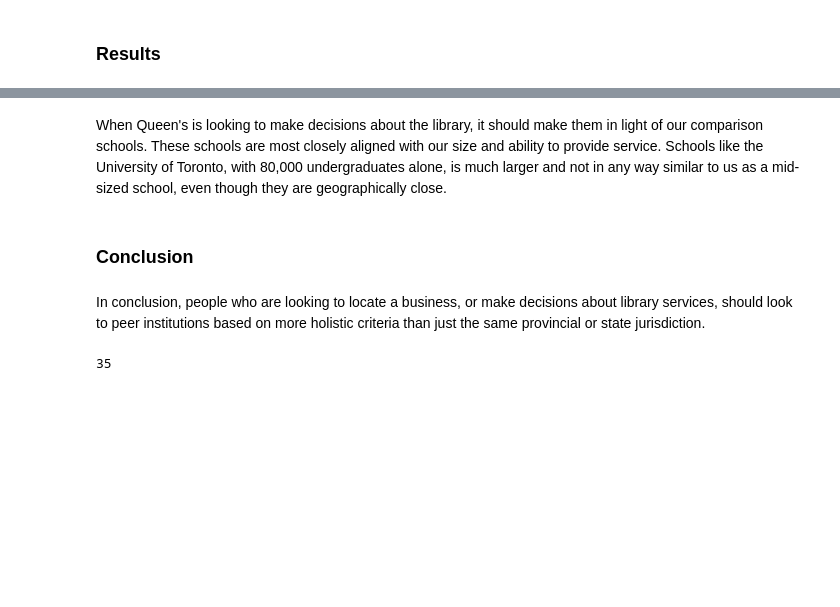
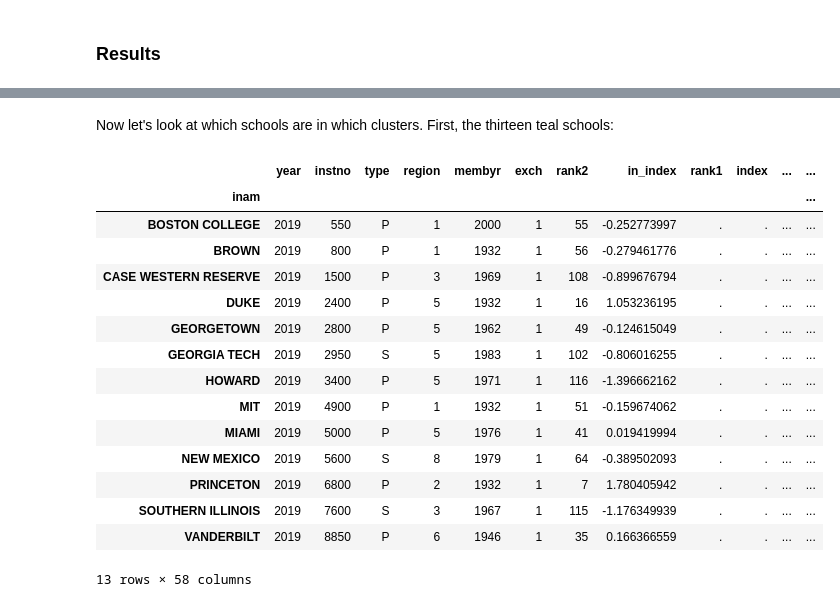
Before and after one commit to AmandaRW/capstone, a Jupyter notebook: ARL Library comparisons.ipynb, the cells around one changed output, grey strips where cells are left out. Cells and saved outputs as stored; diff of their text form; code cells hidden in the pictures; blank space fills up the shorter version.

```diff
--- a/ARL Library comparisons.ipynb
+++ b/ARL Library comparisons.ipynb
@@ -295,10 +291,24 @@ Queen's is part of the purple category of schools.
-# %% [markdown]
-When Queen's is looking to make decisions about the library, it should make them in light of our comparison schools. These schools are most closely aligned with our size and ability to provide service. Schools like the University of Toronto, with 80,000 undergraduates alone, is much larger and not in any way similar to us as a mid-sized school, even though they are geographically close.
-# %% [markdown]
-### Conclusion
-# %% [markdown]
-In conclusion, people who are looking to locate a business, or make decisions about library services, should look to peer institutions based on more holistic criteria than just the same provincial or state jurisdiction.
-# %%
-print(clusters[0])
-# %% [output]
-35
+# %% [markdown]
+Now let's look at which schools are in which clusters. First, the thirteen teal schools:
+# %%
+df_data_1["Clus_Db"]=model.labels_
+df_data_1[df_data_1["Clus_Db"]==0]
+
+df_data_1[df_data_1["Clus_Db"]==1]
+# %% [output]
+|  | year | instno | type | region | membyr | exch | rank2 | in_index | rank1 | index | ... | ... |
+| inam |  |  |  |  |  |  |  |  |  |  |  | ... |
+| BOSTON COLLEGE | 2019 | 550 | P | 1 | 2000 | 1 | 55 | -0.252773997 | . | . | ... | ... |
+| BROWN | 2019 | 800 | P | 1 | 1932 | 1 | 56 | -0.279461776 | . | . | ... | ... |
+| CASE WESTERN RESERVE | 2019 | 1500 | P | 3 | 1969 | 1 | 108 | -0.899676794 | . | . | ... | ... |
+| DUKE | 2019 | 2400 | P | 5 | 1932 | 1 | 16 | 1.053236195 | . | . | ... | ... |
+| GEORGETOWN | 2019 | 2800 | P | 5 | 1962 | 1 | 49 | -0.124615049 | . | . | ... | ... |
+| GEORGIA TECH | 2019 | 2950 | S | 5 | 1983 | 1 | 102 | -0.806016255 | . | . | ... | ... |
+| HOWARD | 2019 | 3400 | P | 5 | 1971 | 1 | 116 | -1.396662162 | . | . | ... | ... |
+| MIT | 2019 | 4900 | P | 1 | 1932 | 1 | 51 | -0.159674062 | . | . | ... | ... |
+| MIAMI | 2019 | 5000 | P | 5 | 1976 | 1 | 41 | 0.019419994 | . | . | ... | ... |
+| NEW MEXICO | 2019 | 5600 | S | 8 | 1979 | 1 | 64 | -0.389502093 | . | . | ... | ... |
+| PRINCETON | 2019 | 6800 | P | 2 | 1932 | 1 | 7 | 1.780405942 | . | . | ... | ... |
+| SOUTHERN ILLINOIS | 2019 | 7600 | S | 3 | 1967 | 1 | 115 | -1.176349939 | . | . | ... | ... |
+| VANDERBILT | 2019 | 8850 | P | 6 | 1946 | 1 | 35 | 0.166366559 | . | . | ... | ... |
+13 rows × 58 columns
```
Also changed, not shown: parts of 15 cells of this notebook.
